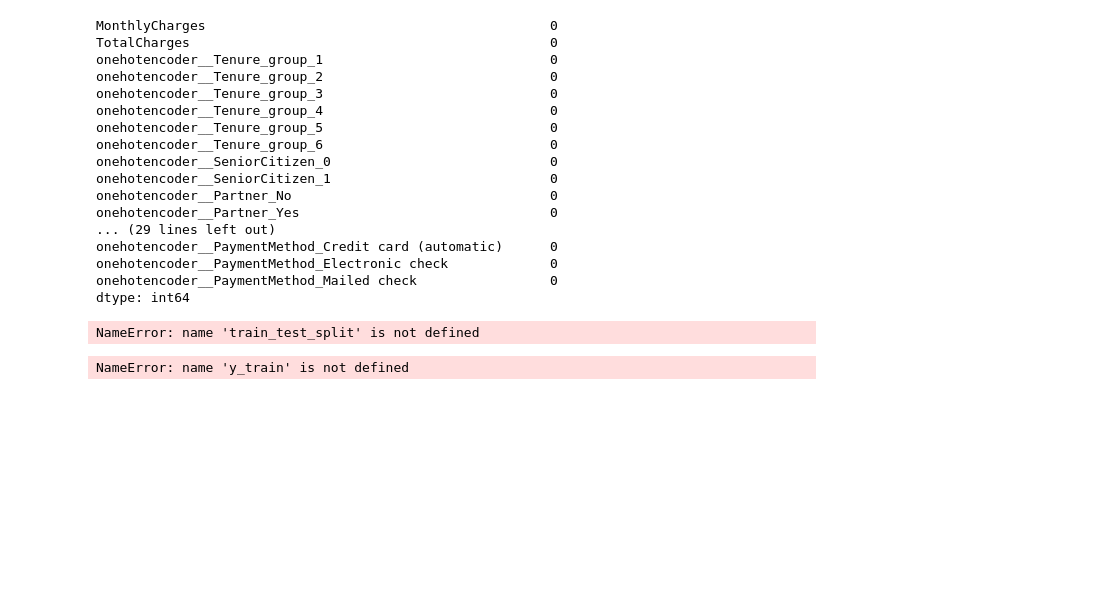
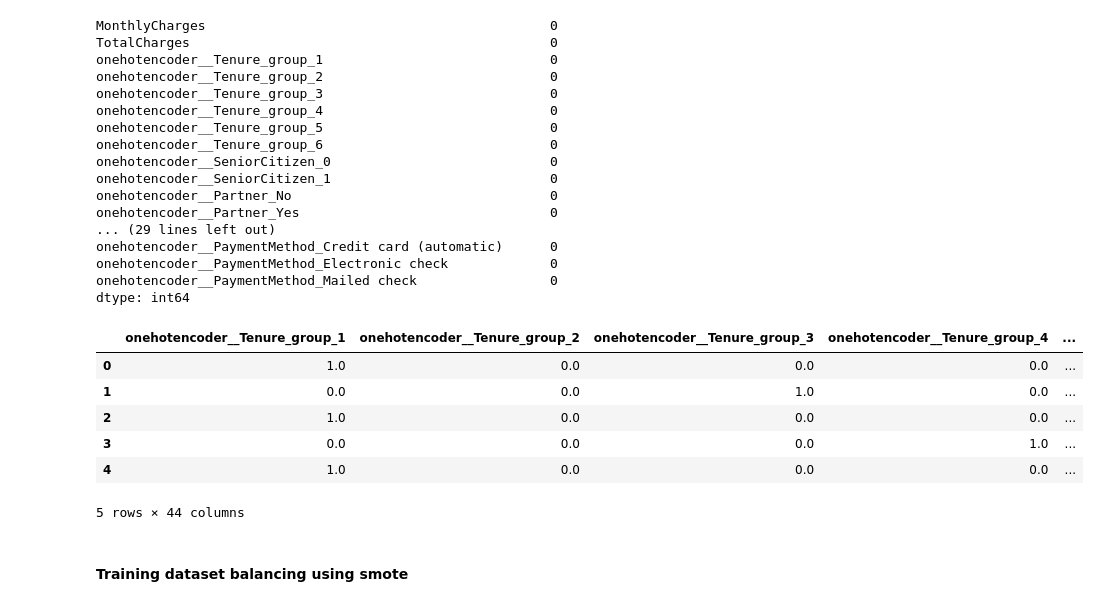
Before and after one commit to Georginahnjeri/Customer-churn-, a Jupyter notebook: Customerchurn.ipynb, the cells around one changed output. Saved outputs shown, nothing was run; the diff lists cells and outputs as text; code cells hidden in the pictures; blank space fills up the shorter version.

```diff
--- a/Customerchurn.ipynb
+++ b/Customerchurn.ipynb
@@ -985,3 +985,9 @@ onehotencoder__PaymentMethod_Mailed check                 0
 dtype: int64
 # %%
 #features scaling
+from sklearn.preprocessing import StandardScaler
+
+# standardization for numeric values
+cols = ['MonthlyCharges', 'TotalCharges']
+scaler = StandardScaler()
+X_scaled = scaler.fit_transform(X[cols])
@@ -987,0 +1001,13 @@ dtype: int64
+# %%
+
+X.head()
+# %% [output]
+|  | onehotencoder__Tenure_group_1 | onehotencoder__Tenure_group_2 | onehotencoder__Tenure_group_3 | onehotencoder__Tenure_group_4 | ... |
+| 0 | 1.0 | 0.0 | 0.0 | 0.0 | ... |
+| 1 | 0.0 | 0.0 | 1.0 | 0.0 | ... |
+| 2 | 1.0 | 0.0 | 0.0 | 0.0 | ... |
+| 3 | 0.0 | 0.0 | 0.0 | 1.0 | ... |
+| 4 | 1.0 | 0.0 | 0.0 | 0.0 | ... |
+5 rows × 44 columns
+# %% [markdown]
+#### Training dataset balancing using smote
@@ -988,4 +1020,5 @@ dtype: int64
 # %%
-X_train, X_test, Y_train, Y_test = train_test_split(X, Y, test_size=0.3, random_state=42,stratify=y)
+from sklearn.model_selection import train_test_split
+
+## Split the data into training and testing sets
+X_train, X_test, y_train, y_test = train_test_split(X_resampled, y_resampled, test_size=0.2, random_state=42, stratify=y_resampled)
-# %% [output]
-NameError: name 'train_test_split' is not defined
@@ -995,6 +1024,0 @@ from sklearn.model_selection import train_test_split
-# %%
-encoder = LabelEncoder()
-y_train_encoded = encoder.fit_transform(y_train)
-y_test_encoded = encoder.transform(y_test)
-# %% [output]
-NameError: name 'y_train' is not defined
```
Also changed, not shown: parts of 11 cells of this notebook.
